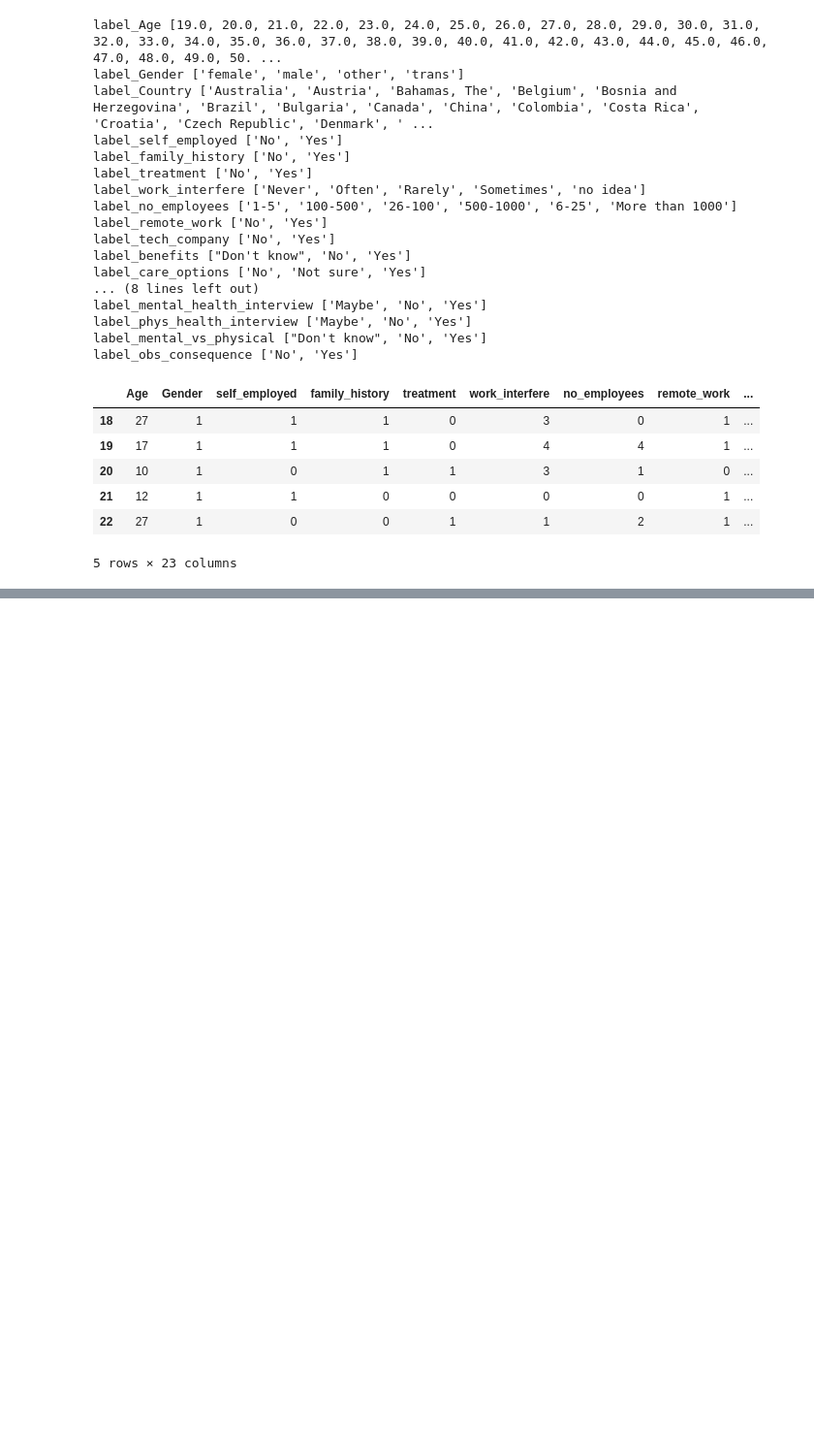
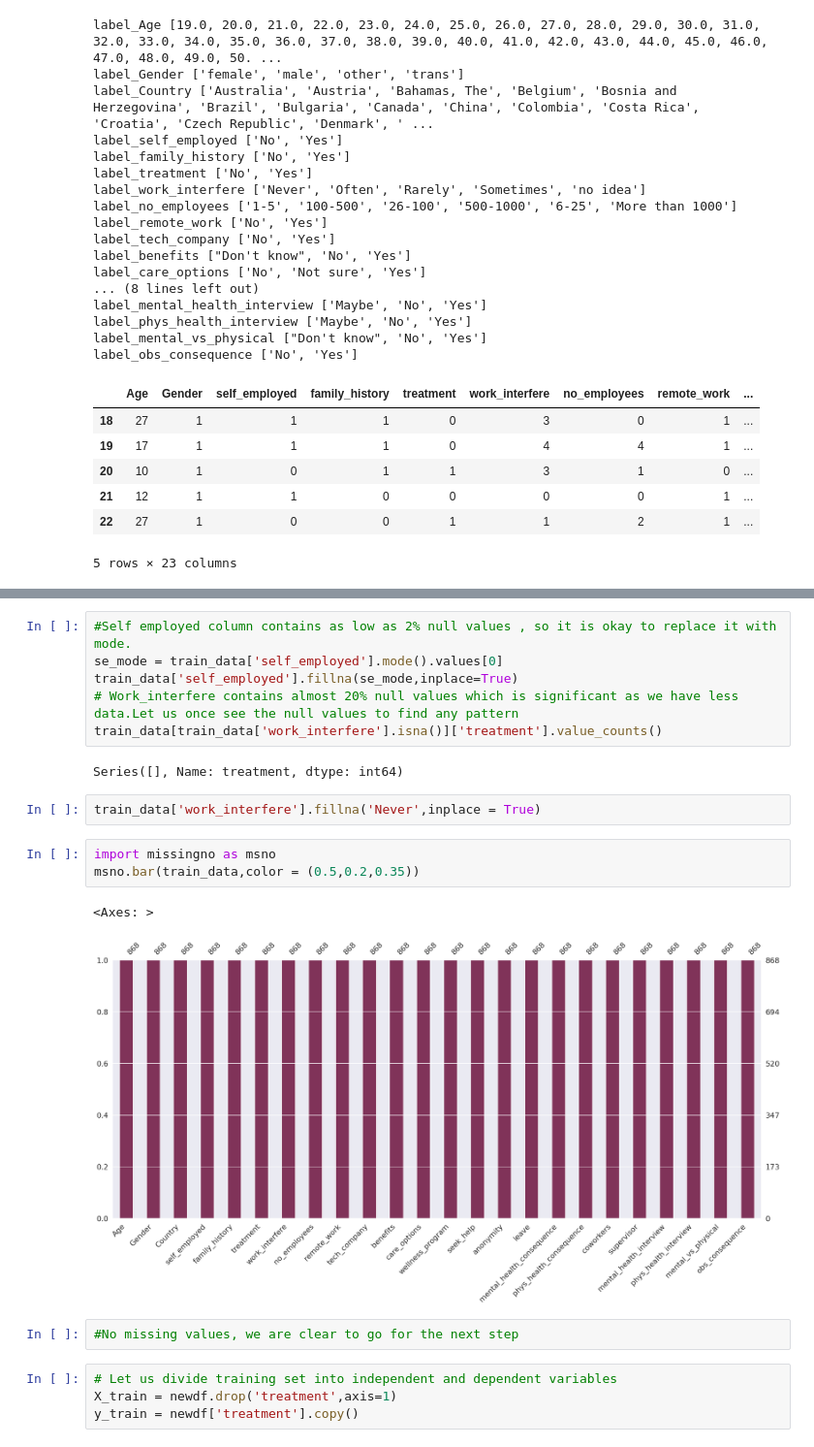
Before and after one commit to sreekruti/CPP-oops, a Jupyter notebook: mentalhealthproject.ipynb, the cells around one changed output, grey strips where cells are left out. Shown at 97% size. Drawn from its saved outputs; the diff is of its cells as text; blank space fills up the shorter version.

```diff
--- a/mentalhealthproject.ipynb
+++ b/mentalhealthproject.ipynb
@@ -341,0 +482,22 @@ plt.show()
+# %%
+#Self employed column contains as low as 2% null values , so it is okay to replace it with mode.
+se_mode = train_data['self_employed'].mode().values[0]
+train_data['self_employed'].fillna(se_mode,inplace=True)
+# Work_interfere contains almost 20% null values which is significant as we have less data.Let us once see the null values to find any pattern
+train_data[train_data['work_interfere'].isna()]['treatment'].value_counts()
+# %% [output]
+Series([], Name: treatment, dtype: int64)
+# %%
+train_data['work_interfere'].fillna('Never',inplace = True)
+# %%
+import missingno as msno
+msno.bar(train_data,color = (0.5,0.2,0.35))
+# %% [output]
+<Axes: >
+[figure, added]
+# %%
+#No missing values, we are clear to go for the next step
+# %%
+# Let us divide training set into independent and dependent variables
+X_train = newdf.drop('treatment',axis=1)
+y_train = newdf['treatment'].copy()
```
Also changed, not shown: parts of 71 cells of this notebook.
